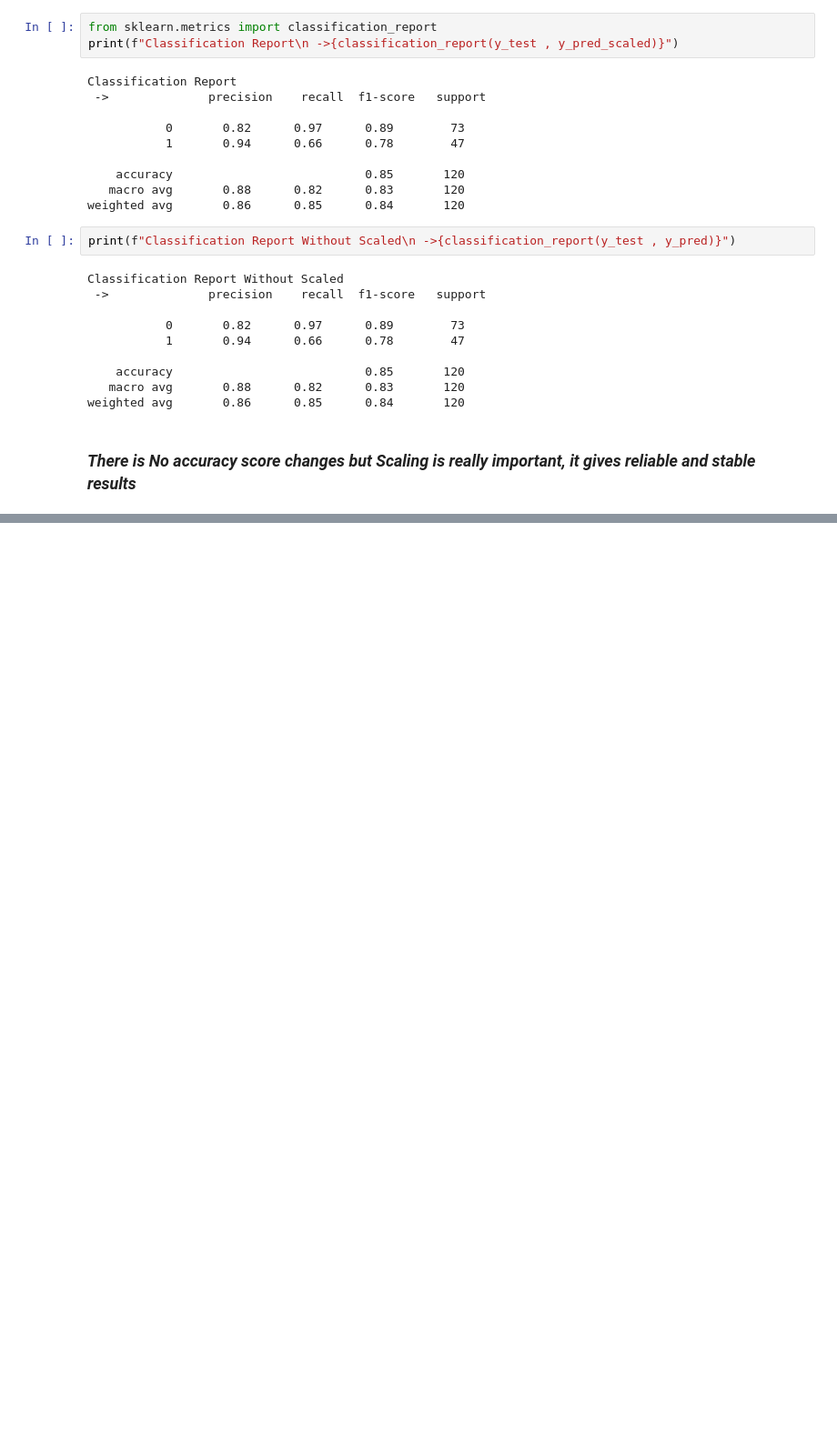
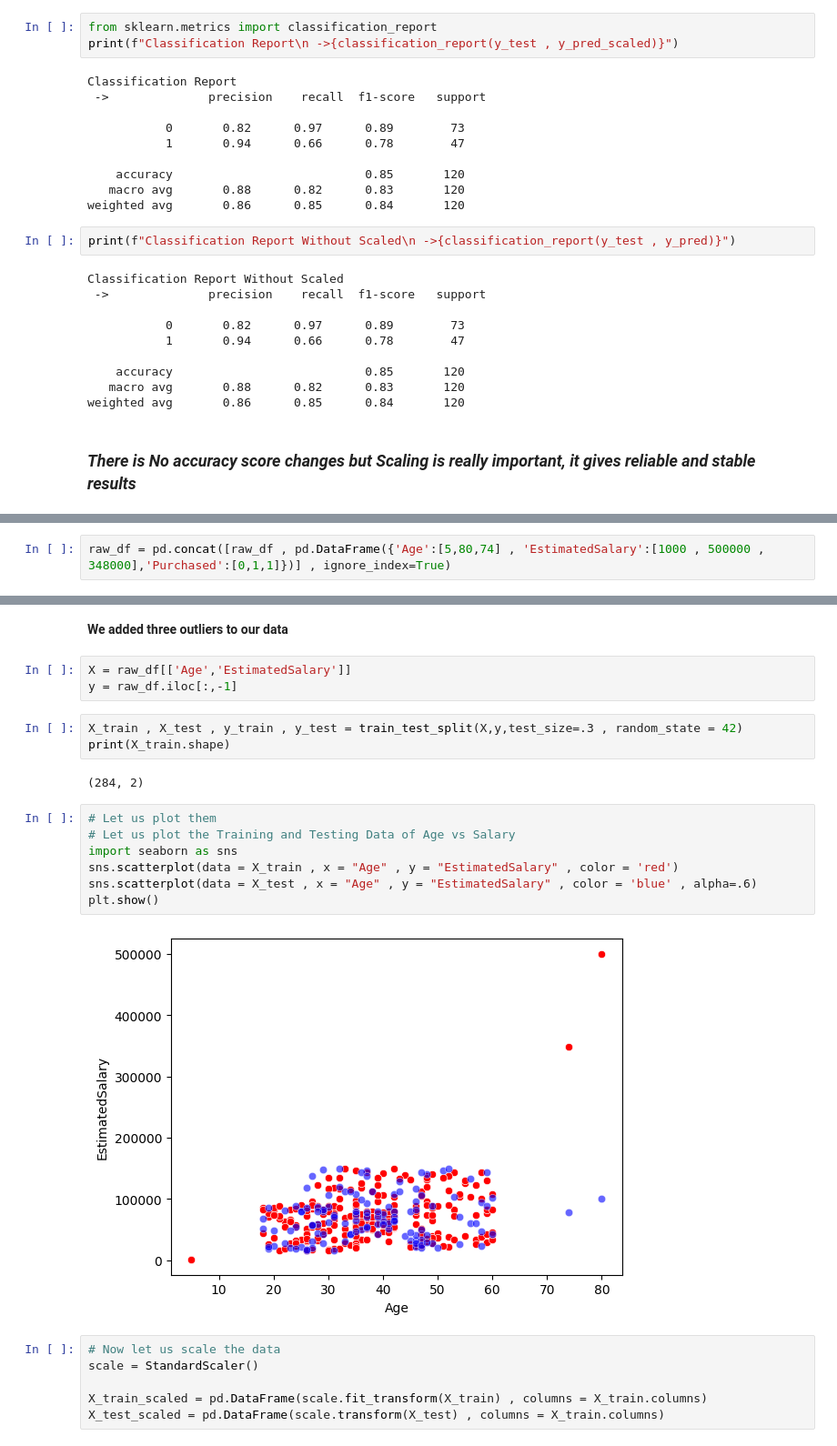
Before and after one commit to PradhumanSoni/Learn_ML, a Jupyter notebook: Feature Transformations/Standardization/standard_scaling.ipynb, the cells around one changed output, grey strips where cells are left out. Shown at 91% size. Cells and saved outputs as stored; diff of their text form; blank space fills up the shorter version.

Commit message:
checked the effect of outliers on the scaling

```diff
--- a/Feature Transformations/Standardization/standard_scaling.ipynb
+++ b/Feature Transformations/Standardization/standard_scaling.ipynb
@@ -188,0 +208,2 @@ weighted avg       0.86      0.85      0.84       120
+# %%
+raw_df = pd.concat([raw_df , pd.DataFrame({'Age':[5,80,74] , 'EstimatedSalary':[1000 , 500000 , 348000],'Purchased':[0,1,1]})] , ignore_index=True)
@@ -188,0 +225,25 @@ weighted avg       0.86      0.85      0.84       120
+# %% [markdown]
+**We added three outliers to our data**
+# %%
+X = raw_df[['Age','EstimatedSalary']]
+y = raw_df.iloc[:,-1]
+# %%
+X_train , X_test , y_train , y_test = train_test_split(X,y,test_size=.3 , random_state = 42)
+print(X_train.shape)
+# %% [output]
+(284, 2)
+# %%
+# Let us plot them
+# Let us plot the Training and Testing Data of Age vs Salary
+import seaborn as sns
+sns.scatterplot(data = X_train , x = "Age" , y = "EstimatedSalary" , color = 'red')
+sns.scatterplot(data = X_test , x = "Age" , y = "EstimatedSalary" , color = 'blue' , alpha=.6)
+plt.show()
+# %% [output]
+[figure, added]
+# %%
+# Now let us scale the data
+scale = StandardScaler()
+
+X_train_scaled = pd.DataFrame(scale.fit_transform(X_train) , columns = X_train.columns)
+X_test_scaled = pd.DataFrame(scale.transform(X_test) , columns = X_train.columns)
```
Also changed, not shown: parts of 5 cells of this notebook.
